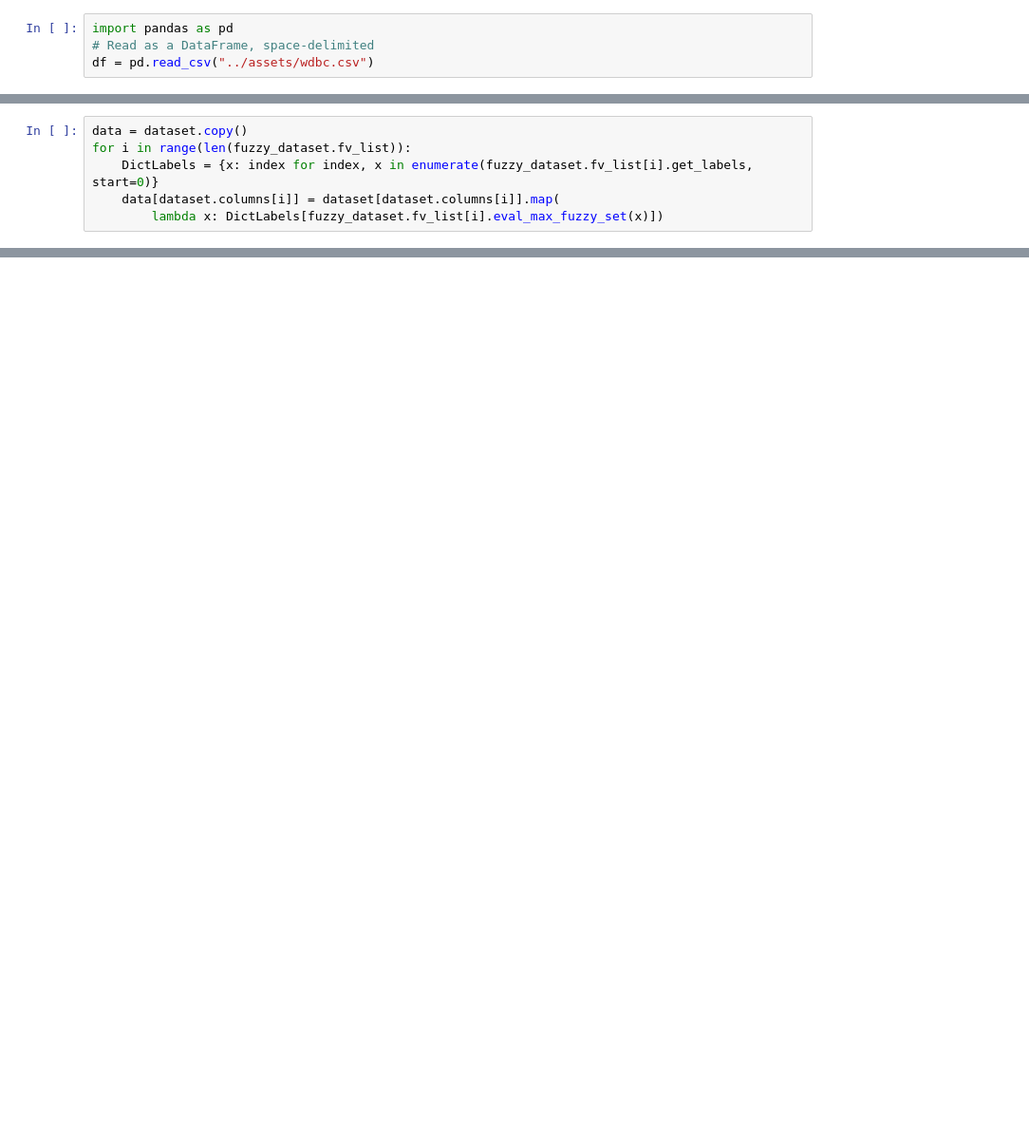
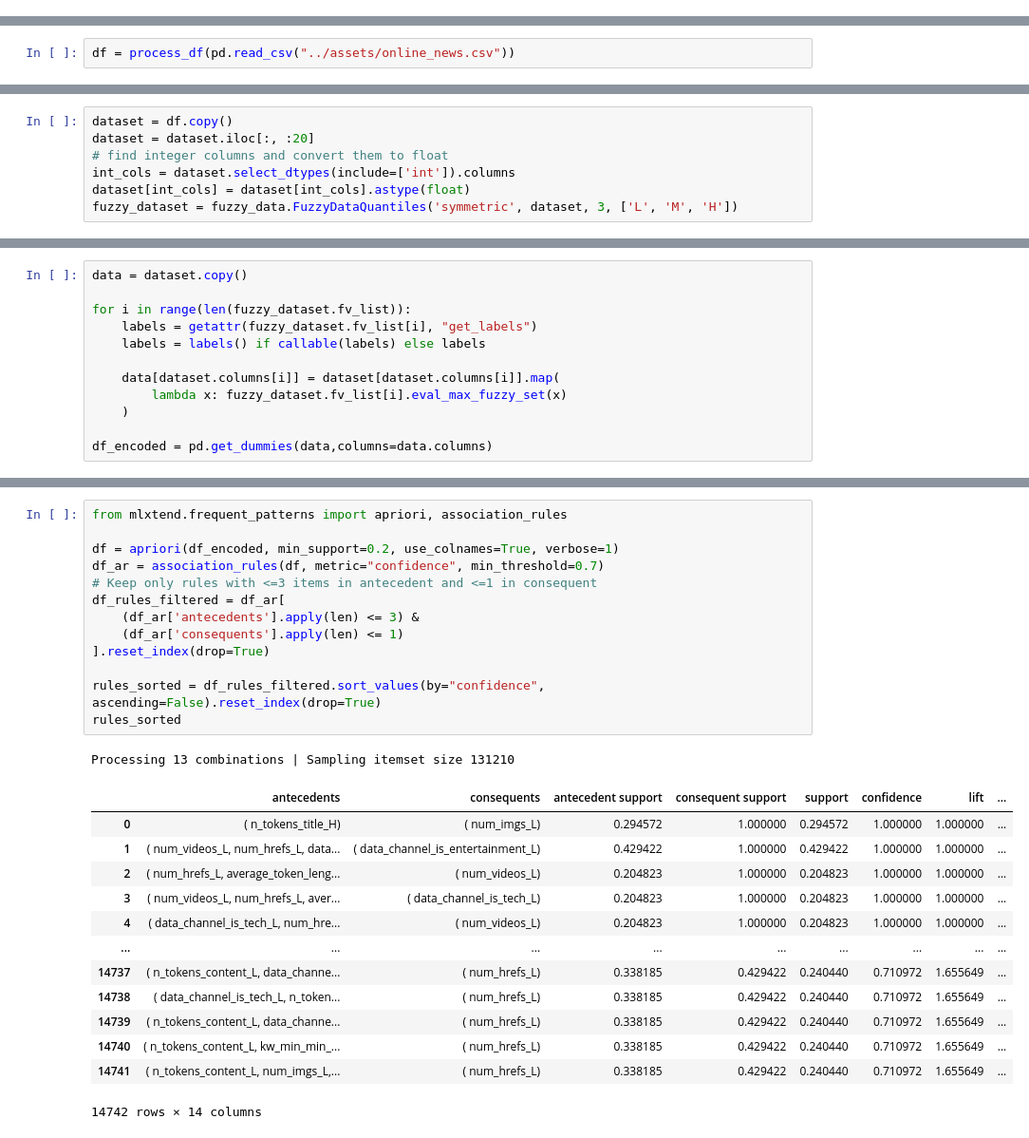
Before and after one commit to rferper/FIRM, a Jupyter notebook: examples_paper/test3.ipynb, the cells around one changed output, grey strips where cells are left out. Shown at 95% size. Saved outputs shown, nothing was run; the diff lists cells and outputs as text; blank space fills up the shorter version.

```diff
--- a/examples_paper/test3.ipynb
+++ b/examples_paper/test3.ipynb
@@ -1,4 +0,0 @@
-# %%
-import pandas as pd
-# Read as a DataFrame, space-delimited
-df = pd.read_csv("../assets/wdbc.csv")
@@ -5,2 +37,4 @@ df = pd.read_csv("../assets/wdbc.csv")
+# %%
+df = process_df(pd.read_csv("../assets/online_news.csv"))
 # %%
 import numpy as np
@@ -9,3 +41,10 @@ import FIRM.base.operators.tnorms as tnorms
 import FIRM.base.fuzzy_data as fuzzy_data
 from FIRM.methods.AARFI import AARFI
+# %%
+dataset = df.copy()
+dataset = dataset.iloc[:, :20]
+# find integer columns and convert them to float
+int_cols = dataset.select_dtypes(include=['int']).columns
+dataset[int_cols] = dataset[int_cols].astype(float)
+fuzzy_dataset = fuzzy_data.FuzzyDataQuantiles('symmetric', dataset, 3, ['L', 'M', 'H'])
 # %%
@@ -73,6 +120,12 @@ fwracc: 0.13840223045384925
 # %%
 data = dataset.copy()
+
 for i in range(len(fuzzy_dataset.fv_list)):
-    DictLabels = {x: index for index, x in enumerate(fuzzy_dataset.fv_list[i].get_labels, start=0)}
+    labels = getattr(fuzzy_dataset.fv_list[i], "get_labels")
+    labels = labels() if callable(labels) else labels
+
     data[dataset.columns[i]] = dataset[dataset.columns[i]].map(
-        lambda x: DictLabels[fuzzy_dataset.fv_list[i].eval_max_fuzzy_set(x)])
+        lambda x: fuzzy_dataset.fv_list[i].eval_max_fuzzy_set(x)
+    )
+
+df_encoded = pd.get_dummies(data,columns=data.columns)
@@ -137,0 +132,28 @@ rules
+# %%
+from mlxtend.frequent_patterns import apriori, association_rules
+
+df = apriori(df_encoded, min_support=0.2, use_colnames=True, verbose=1)
+df_ar = association_rules(df, metric="confidence", min_threshold=0.7)
+# Keep only rules with <=3 items in antecedent and <=1 in consequent
+df_rules_filtered = df_ar[
+    (df_ar['antecedents'].apply(len) <= 3) &
+    (df_ar['consequents'].apply(len) <= 1)
+].reset_index(drop=True)
+
+rules_sorted = df_rules_filtered.sort_values(by="confidence", ascending=False).reset_index(drop=True)
+rules_sorted
+# %% [output]
+Processing 13 combinations | Sampling itemset size 131210
+|  | antecedents | consequents | antecedent support | consequent support | support | confidence | lift | ... |
+| 0 | ( n_tokens_title_H) | ( num_imgs_L) | 0.294572 | 1.000000 | 0.294572 | 1.000000 | 1.000000 | ... |
+| 1 | ( num_videos_L, num_hrefs_L, data... | ( data_channel_is_entertainment_L) | 0.429422 | 1.000000 | 0.429422 | 1.000000 | 1.000000 | ... |
+| 2 | ( num_hrefs_L, average_token_leng... | ( num_videos_L) | 0.204823 | 1.000000 | 0.204823 | 1.000000 | 1.000000 | ... |
+| 3 | ( num_videos_L, num_hrefs_L, aver... | ( data_channel_is_tech_L) | 0.204823 | 1.000000 | 0.204823 | 1.000000 | 1.000000 | ... |
+| 4 | ( data_channel_is_tech_L, num_hre... | ( num_videos_L) | 0.204823 | 1.000000 | 0.204823 | 1.000000 | 1.000000 | ... |
+| ... | ... | ... | ... | ... | ... | ... | ... | ... |
+| 14737 | ( n_tokens_content_L, data_channe... | ( num_hrefs_L) | 0.338185 | 0.429422 | 0.240440 | 0.710972 | 1.655649 | ... |
+| 14738 | ( data_channel_is_tech_L, n_token... | ( num_hrefs_L) | 0.338185 | 0.429422 | 0.240440 | 0.710972 | 1.655649 | ... |
+| 14739 | ( n_tokens_content_L, data_channe... | ( num_hrefs_L) | 0.338185 | 0.429422 | 0.240440 | 0.710972 | 1.655649 | ... |
+| 14740 | ( n_tokens_content_L, kw_min_min_... | ( num_hrefs_L) | 0.338185 | 0.429422 | 0.240440 | 0.710972 | 1.655649 | ... |
+| 14741 | ( n_tokens_content_L, num_imgs_L,... | ( num_hrefs_L) | 0.338185 | 0.429422 | 0.240440 | 0.710972 | 1.655649 | ... |
+14742 rows × 14 columns
```
Also changed, not shown: parts of 16 cells of this notebook, 8 other files.
